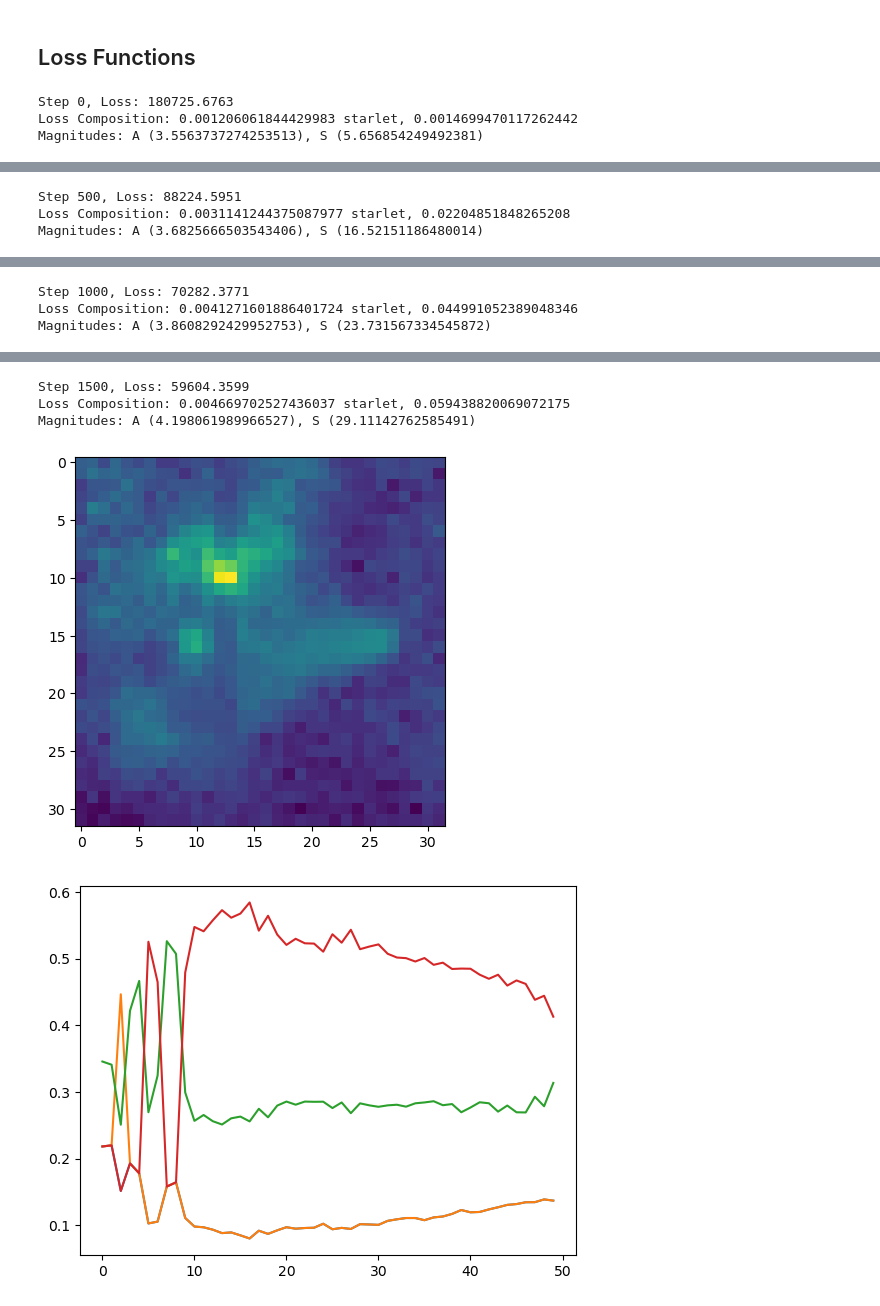
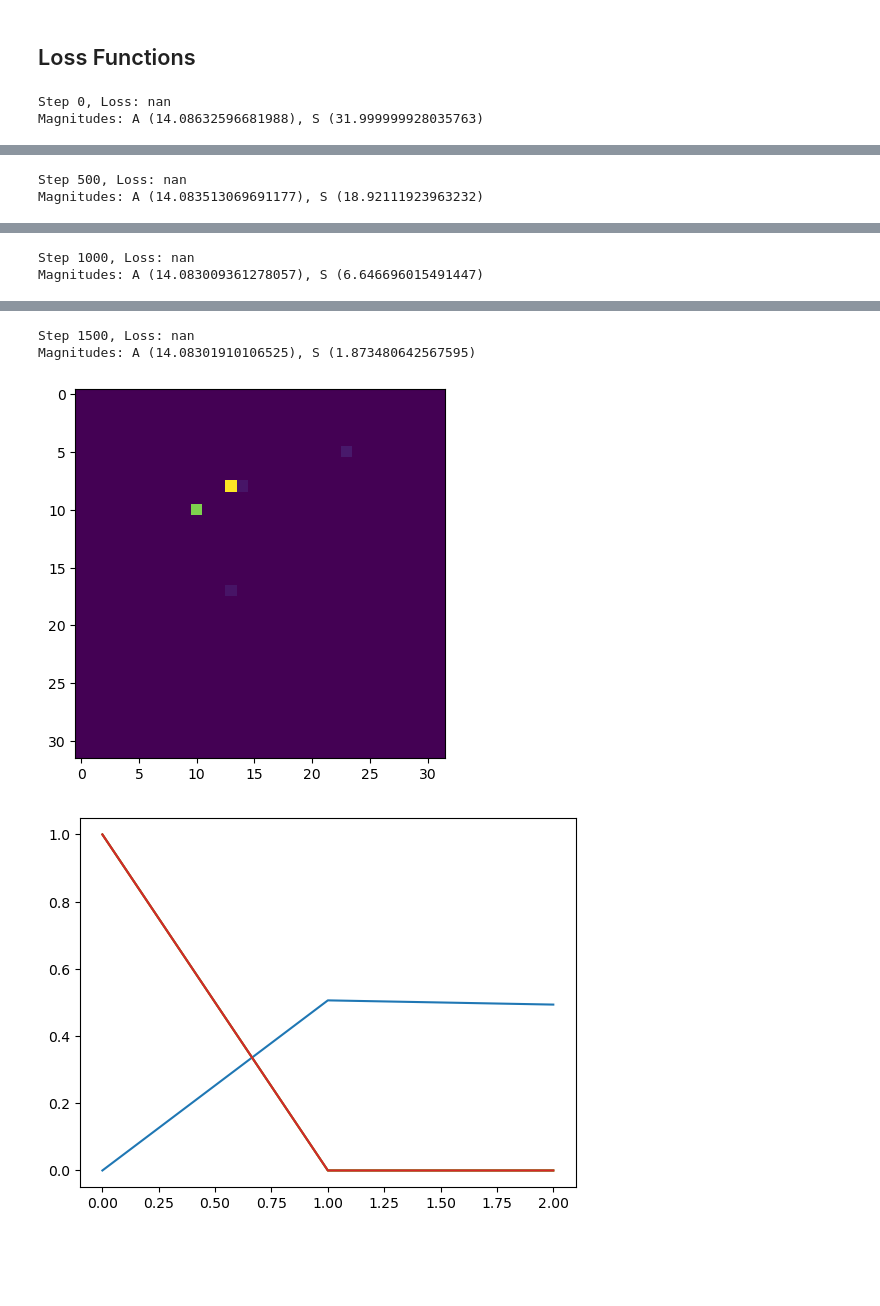
Before and after one commit to star-skelly/dogs_source_separation, a Jupyter notebook: starlet_space_pytorch.ipynb, the cells around one changed output, grey strips where cells are left out. Drawn from its saved outputs; the diff is of its cells as text; code cells hidden in the pictures; blank space fills up the shorter version.

Commit message:
starlet space pytorch running (incorrectly)

```diff
--- a/starlet_space_pytorch.ipynb
+++ b/starlet_space_pytorch.ipynb
@@ -77,6 +77,10 @@ if VERBOSE: print(spectral_cube.shape)
 NUM_LVL = 2
 LVL_START = 1
 starlet_cube = pys.Starlet_Forward3D(spectral_cube,J=4)[:,:,:,LVL_START:LVL_START+NUM_LVL]
+print(starlet_cube.shape)
+raw_energy_level = spectral_cube[..., np.newaxis]
+combined_cube = torch.from_numpy(np.concatenate([starlet_cube, raw_energy_level], axis=-1)).permute(0, 3, 1, 2)
+print(combined_cube.shape)
 
 # add starlet transform to subset
 _, edges = np.histogramdd(subset[['energy', 'x', 'y']].values, bins=(BINE, BINX, BINY))
@@ -251,7 +261,6 @@ for i in range(NCOMP):
         spec_hist[i, j], _ = np.histogram(
             subset[lvl],
             bins=BINE,
-            range=(EMIN, EMAX),
             weights=probs[:, i]
         )
 
@@ -267,11 +276,11 @@ H_blank, xedges, yedges = np.histogram2d(
 for j, lvl in enumerate(e_lvls):
     spec_hist[i+1, j], _ = np.histogram(
         bg_subset[lvl],
-        bins=BINE,
-        range=(EMIN, EMAX)
+        bins=BINE
     )
 
 S_gmm[i+1] = H_blank
+spec_hist = torch.from_numpy(spec_hist)
 # %%
 print(S_gmm.shape)
 print(spec_hist.shape)
@@ -281,16 +290,14 @@ print(spec_hist.shape)
 # %% [markdown]
 ## Plot to check S & A throughout starlet transforms ##
 # %%
-import matplotlib.pyplot as plt
-from matplotlib.colors import LogNorm
-import numpy as np
+NCOMP_TRUE = NCOMP + 1
 
 # Create the Energy x-axis based on your range and number of bins
 energy_axis = np.linspace(EMIN/1.e3, EMAX/1.e3, BINE)
 
-fig, axes = plt.subplots(NCOMP + 1, (NUM_LVL+1) * 2, figsize=(10*NUM_LVL, 3*NCOMP))
+fig, axes = plt.subplots(NCOMP_TRUE, (NUM_LVL+1) * 2, figsize=(10*NUM_LVL, 3*NCOMP))
 
-for i in range(NCOMP + 1):
+for i in range(NCOMP_TRUE):
     for j in range(NUM_LVL+1):
         # Spectrum
         ax_spec = axes[i, j * 2]
@@ -451,34 +419,15 @@ lambda_sparsity = 10.
 lambda_starlet = 2.
 gamma = 10000
 
-
 for i in tqdm(range(max_iter)):
         A_pos = torch.clamp(A, min=0)  # non-negativity
         A_pos = torch.softmax(A_pos, dim=1)  # sum-to-one constraint
         S_pos = torch.clamp(S, min=0)    # non-negativity
 
-        reconstruction = torch.einsum('bc,cxy->bxy', A_pos, S_pos) # TODO: learn einsum shorthand
+        reconstruction = torch.einsum('blc,clxy->blxy', A, S) # TODO: learn einsum shorthand
 
         # Try poisson loss function
-        loss = my_loss_function_poisson(reconstruction, spectral_cube_tensor.to(device))
-
-        star_loss = 0
-        overlap_loss = 0
-        for j in range(n_comp):
-            component_j = torch.einsum('c,xy->cxy', A_pos[:, j], S_pos[j])
-            star_loss = starlet_loss(component_j)
-
-            #loss += sparsity(S_pos[j,:,:]) * lambda_sparsity  # encourage sparsity
-            #loss += image_variation_loss(S_pos[j, :, :]) * lambda_smooth
-
-            # spectral smoothness (maybe unnecessary)
-            #loss += spectral_min_change(A_pos[:,j]) * lambda_spec
-
-            # cross-source spatial sparsity
-            for ij in range(j + 1, n_comp):
-                overlap_loss += torch.sum(S_pos[ij] * S_pos[ij])
-        loss += star_loss * lambda_starlet
-        loss += lambda_sparsity * overlap_loss
+        loss = my_loss_function_poisson(reconstruction, combined_cube.to(device))
 
         loss.backward()
 
@@ -486,18 +435,16 @@ for i in tqdm(range(max_iter)):
         optimizer.zero_grad()
         if i % 500 == 0:
             print(f"Step {i}, Loss: {loss.item():.4f}")
-            print(f"Loss Composition: {lambda_starlet * star_loss / loss} starlet, {lambda_sparsity * overlap_loss / loss}")
             print(f"Magnitudes: A ({torch.norm(A_pos)}), S ({torch.norm(S_pos)})")
             loss_values.append(loss.item())
 
-            plt.imshow(S_pos.detach().cpu().numpy()[1,:,:,])
+            plt.imshow(S_pos.detach().cpu().numpy()[0,1,:,:,])
             plt.show()
-            plt.plot(A_pos.detach().cpu().numpy()[:,3], label=f'3')
-            plt.plot(A_pos.detach().cpu().numpy()[:,2], label=f'2')
-            plt.plot(A_pos.detach().cpu().numpy()[:,1], label=f'1')
-            plt.plot(A_pos.detach().cpu().numpy()[:,0], label=f'0')
+            plt.plot(A_pos.detach().cpu().numpy()[0,:,3], label=f'3')
+            plt.plot(A_pos.detach().cpu().numpy()[0,:,2], label=f'2')
+            plt.plot(A_pos.detach().cpu().numpy()[0,:,1], label=f'1')
+            plt.plot(A_pos.detach().cpu().numpy()[0,:,0], label=f'0')
             plt.show()
 # %% [output]
-Step 0, Loss: 180725.6763
-Loss Composition: 0.001206061844429983 starlet, 0.0014699470117262442
-Magnitudes: A (3.5563737274253513), S (5.656854249492381)
+Step 0, Loss: nan
+Magnitudes: A (14.08632596681988), S (31.999999928035763)
@@ -506,3 +453,2 @@ Magnitudes: A (3.5563737274253513), S (5.656854249492381)
-Step 500, Loss: 88224.5951
-Loss Composition: 0.0031141244375087977 starlet, 0.02204851848265208
-Magnitudes: A (3.6825666503543406), S (16.52151186480014)
+Step 500, Loss: nan
+Magnitudes: A (14.083513069691177), S (18.92111923963232)
@@ -511,3 +457,2 @@ Magnitudes: A (3.6825666503543406), S (16.52151186480014)
-Step 1000, Loss: 70282.3771
-Loss Composition: 0.0041271601886401724 starlet, 0.044991052389048346
-Magnitudes: A (3.8608292429952753), S (23.731567334545872)
+Step 1000, Loss: nan
+Magnitudes: A (14.083009361278057), S (6.646696015491447)
@@ -516,5 +461,4 @@ Magnitudes: A (3.8608292429952753), S (23.731567334545872)
-Step 1500, Loss: 59604.3599
-Loss Composition: 0.004669702527436037 starlet, 0.059438820069072175
-Magnitudes: A (4.198061989966527), S (29.11142762585491)
+Step 1500, Loss: nan
+Magnitudes: A (14.08301910106525), S (1.873480642567595)
-[figure, old version]
+[figure, new version]
-[figure, old version]
+[figure, new version]
```
Also changed, not shown: parts of 6 cells of this notebook.
